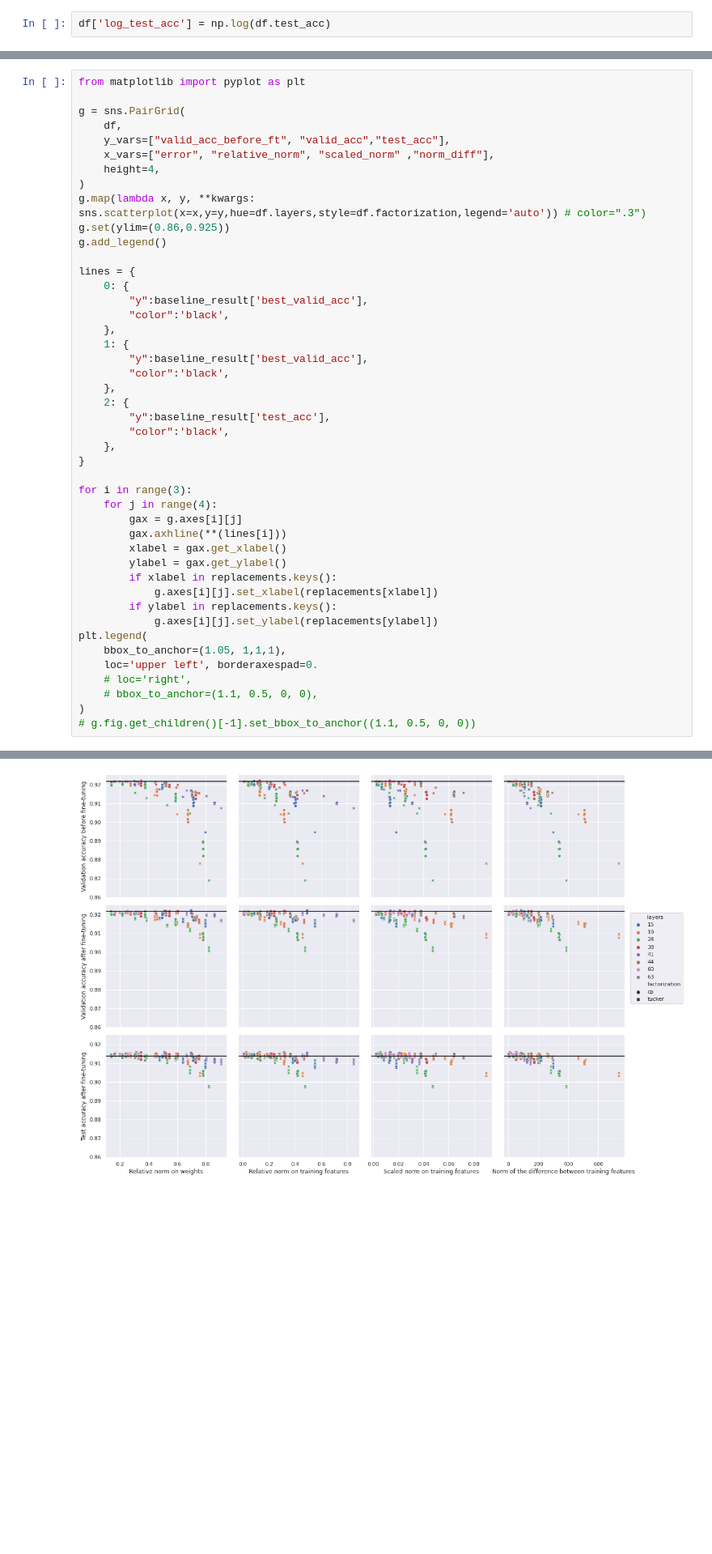
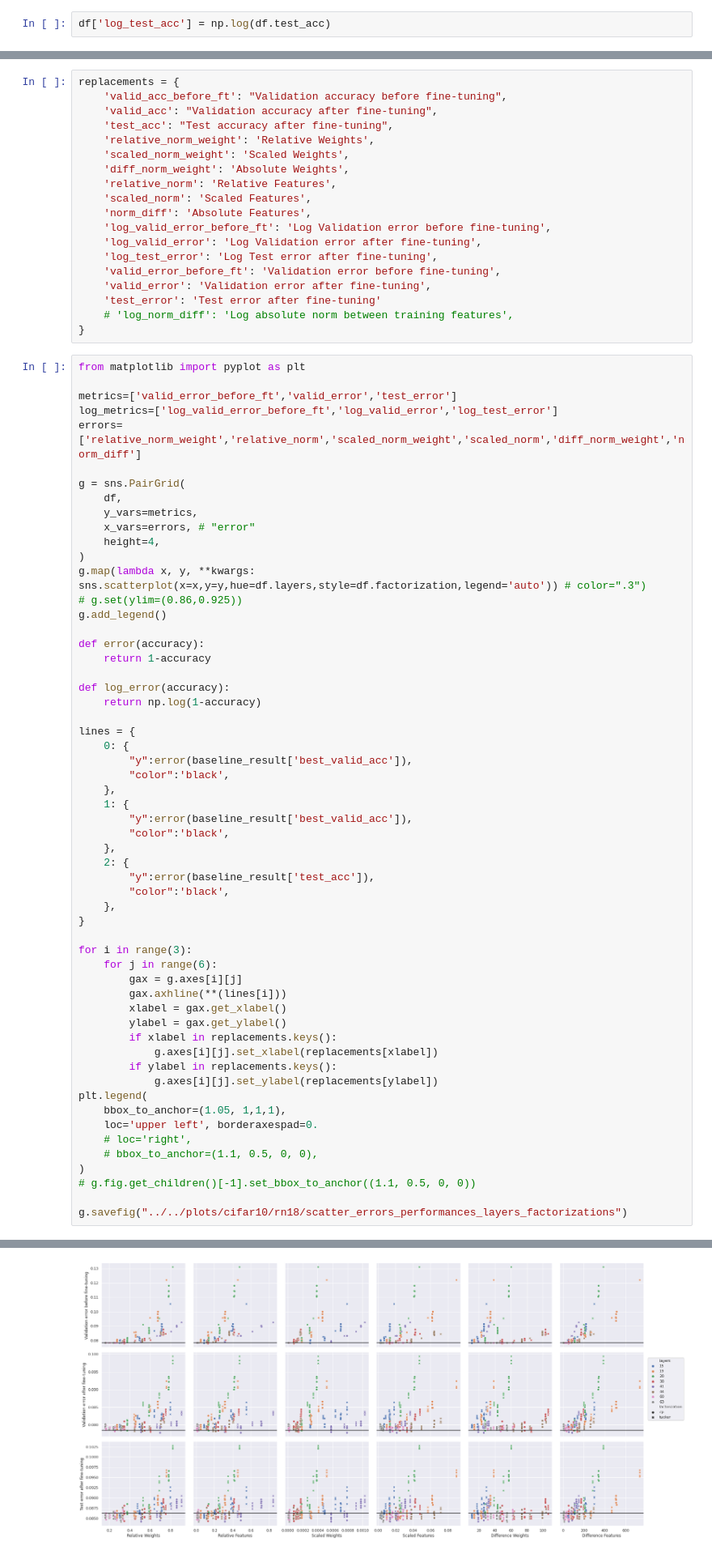
Before and after one commit to JSchuurmans/tddl, a Jupyter notebook: notebooks/results/rn18_c10_approx_vs_perform_ci.ipynb, the cells around one changed output, grey strips where cells are left out. Shown at 81% size. Cells and saved outputs as stored; diff of their text form; blank space fills up the shorter version.

```diff
--- a/notebooks/results/rn18_c10_approx_vs_perform_ci.ipynb
+++ b/notebooks/results/rn18_c10_approx_vs_perform_ci.ipynb
@@ -942,33 +991,62 @@ for i in range(3):
+# %%
+replacements = {
+    'valid_acc_before_ft': "Validation accuracy before fine-tuning",
+    'valid_acc': "Validation accuracy after fine-tuning",
+    'test_acc': "Test accuracy after fine-tuning",
+    'relative_norm_weight': 'Relative Weights',
+    'scaled_norm_weight': 'Scaled Weights',
+    'diff_norm_weight': 'Absolute Weights',
+    'relative_norm': 'Relative Features',
+    'scaled_norm': 'Scaled Features',
+    'norm_diff': 'Absolute Features',
+    'log_valid_error_before_ft': 'Log Validation error before fine-tuning',
+    'log_valid_error': 'Log Validation error after fine-tuning',
+    'log_test_error': 'Log Test error after fine-tuning',
+    'valid_error_before_ft': 'Validation error before fine-tuning',
+    'valid_error': 'Validation error after fine-tuning',
+    'test_error': 'Test error after fine-tuning'
+    # 'log_norm_diff': 'Log absolute norm between training features',
+}
 # %%
 from matplotlib import pyplot as plt
 
+metrics=['valid_error_before_ft','valid_error','test_error']
+log_metrics=['log_valid_error_before_ft','log_valid_error','log_test_error']
+errors=['relative_norm_weight','relative_norm','scaled_norm_weight','scaled_norm','diff_norm_weight','norm_diff']
+
 g = sns.PairGrid(
     df,
-    y_vars=["valid_acc_before_ft", "valid_acc","test_acc"],
-    x_vars=["error", "relative_norm", "scaled_norm" ,"norm_diff"],
+    y_vars=metrics,
+    x_vars=errors, # "error"
     height=4,
 )
 g.map(lambda x, y, **kwargs: sns.scatterplot(x=x,y=y,hue=df.layers,style=df.factorization,legend='auto')) # color=".3")
-g.set(ylim=(0.86,0.925))
+# g.set(ylim=(0.86,0.925))
 g.add_legend()
+
+def error(accuracy):
+    return 1-accuracy
+
+def log_error(accuracy):
+    return np.log(1-accuracy)
 
 lines = {
     0: {
-        "y":baseline_result['best_valid_acc'],
+        "y":error(baseline_result['best_valid_acc']),
         "color":'black',
     },
     1: {
-        "y":baseline_result['best_valid_acc'],
+        "y":error(baseline_result['best_valid_acc']),
         "color":'black',
     },
     2: {
-        "y":baseline_result['test_acc'],
+        "y":error(baseline_result['test_acc']),
         "color":'black',
     },
 }
 
 for i in range(3):
-    for j in range(4):
+    for j in range(6):
         gax = g.axes[i][j]
         gax.axhline(**(lines[i]))
         xlabel = gax.get_xlabel()
@@ -984,4 +1062,6 @@ plt.legend(
     # bbox_to_anchor=(1.1, 0.5, 0, 0),
 )
 # g.fig.get_children()[-1].set_bbox_to_anchor((1.1, 0.5, 0, 0))
+
+g.savefig("../../plots/cifar10/rn18/scatter_errors_performances_layers_factorizations")
 # %% [output]
@@ -989,4 +1068,4 @@ plt.legend(
-[figure, old version]
+[figure, new version]
 # %%
 from matplotlib import pyplot as plt
 
```
Also changed, not shown: parts of 84 cells of this notebook, 4 other files.
